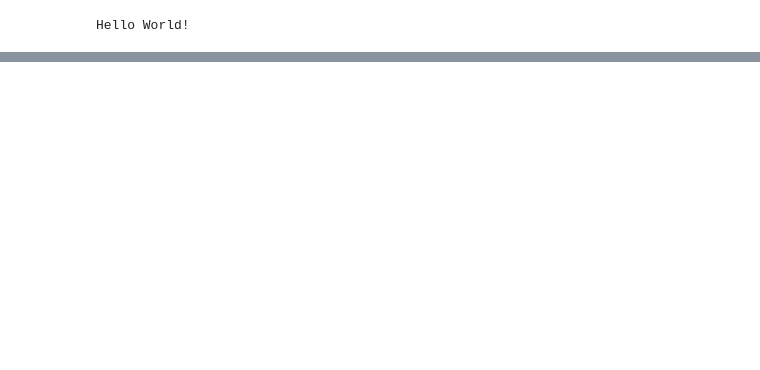
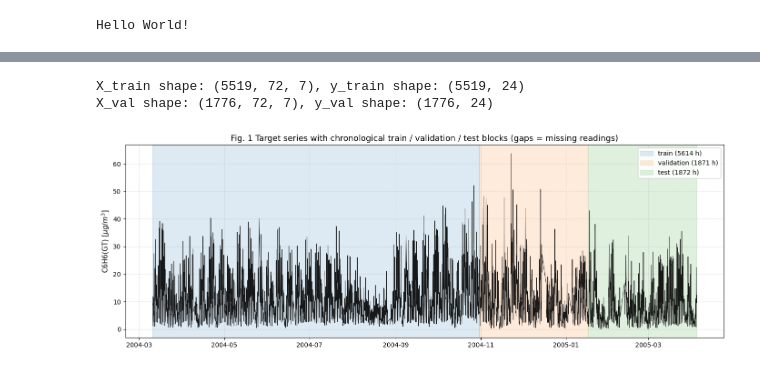
Before and after one commit to HarjapP/4010Project, a Jupyter notebook: aise_project_group8.ipynb, the cells around one changed output, grey strips where cells are left out. Cells and saved outputs as stored; diff of their text form; code cells hidden in the pictures; blank space fills up the shorter version.

```diff
--- a/aise_project_group8.ipynb
+++ b/aise_project_group8.ipynb
@@ -64,0 +123,76 @@ Lookback window: 72 hours | Forecast horizon: 24 hours
+# %%
+# 1. Feature Selection (Target + Correlated Predictors)
+features = ['C6H6(GT)', 'PT08.S1(CO)', 'PT08.S2(NMHC)', 'PT08.S5(O3)', 'T', 'RH', 'AH']
+data_subset = df[features].values
+
+# 2. Chronological Split (60% Train, 20% Val, 20% Test)
+train_size = int(len(data_subset) * 0.6)
+val_size = int(len(data_subset) * 0.2)
+
+train_data = data_subset[:train_size]
+val_data = data_subset[train_size:train_size + val_size]
+test_data = data_subset[train_size + val_size:]
+
+# 3. Fit StandardScaler ONLY on Training Data
+scaler = StandardScaler()
+train_scaled = scaler.fit_transform(train_data)
+val_scaled = scaler.transform(val_data)
+test_scaled = scaler.transform(test_data)
+
+# Target column index (C6H6(GT) is the first column)
+target_idx = 0
+
+def create_windows(data, lookback, horizon):
+    X, y = [], []
+    for i in range(len(data) - lookback - horizon + 1):
+        X.append(data[i : i + lookback])
+        # Predict the target variable for the entire 24-hr horizon
+        y.append(data[i + lookback : i + lookback + horizon, target_idx])
+    return np.array(X), np.array(y)
+
+LOOKBACK = 72
+HORIZON = 24
+
+X_train, y_train = create_windows(train_scaled, LOOKBACK, HORIZON)
+X_val, y_val = create_windows(val_scaled, LOOKBACK, HORIZON)
+X_test, y_test = create_windows(test_scaled, LOOKBACK, HORIZON)
+
+print(f"X_train shape: {X_train.shape}, y_train shape: {y_train.shape}")
+print(f"X_val shape: {X_val.shape}, y_val shape: {y_val.shape}")
+# %% [output]
+X_train shape: (5519, 72, 7), y_train shape: (5519, 24)
+X_val shape: (1776, 72, 7), y_val shape: (1776, 24)
+# %%
+import matplotlib.pyplot as plt
+
+plt.figure(figsize=(14, 5))
+
+# Plot the full target series line
+plt.plot(df.index, df['C6H6(GT)'], color='black', linewidth=0.7, alpha=0.9)
+
+# Get index boundaries for shading
+train_end_time = df.index[train_size - 1]
+val_end_time = df.index[train_size + val_size - 1]
+max_time = df.index[-1]
+
+# Shade Train Block (Blue)
+plt.axvspan(df.index[0], train_end_time, color='tab:blue', alpha=0.15,
+            label=f'train ({len(train_data)} h)')
+
+# Shade Validation Block (Orange)
+plt.axvspan(train_end_time, val_end_time, color='tab:orange', alpha=0.15,
+            label=f'validation ({len(val_data)} h)')
+
+# Shade Test Block (Green)
+plt.axvspan(val_end_time, max_time, color='tab:green', alpha=0.15,
+            label=f'test ({len(test_data)} h)')
+
+# Formatting the plot to match your reference image
+plt.title('Fig. 1 Target series with chronological train / validation / test blocks (gaps = missing readings)', fontsize=13)
+plt.ylabel(r'C6H6(GT) [$\mu g/m^3$]', fontsize=11)
+plt.grid(True, linestyle='--', alpha=0.4)
+plt.legend(loc='upper right', framealpha=0.9)
+plt.tight_layout()
+plt.show()
+# %% [output]
+[figure, added]
```
Also changed, not shown: parts of 12 cells of this notebook.
